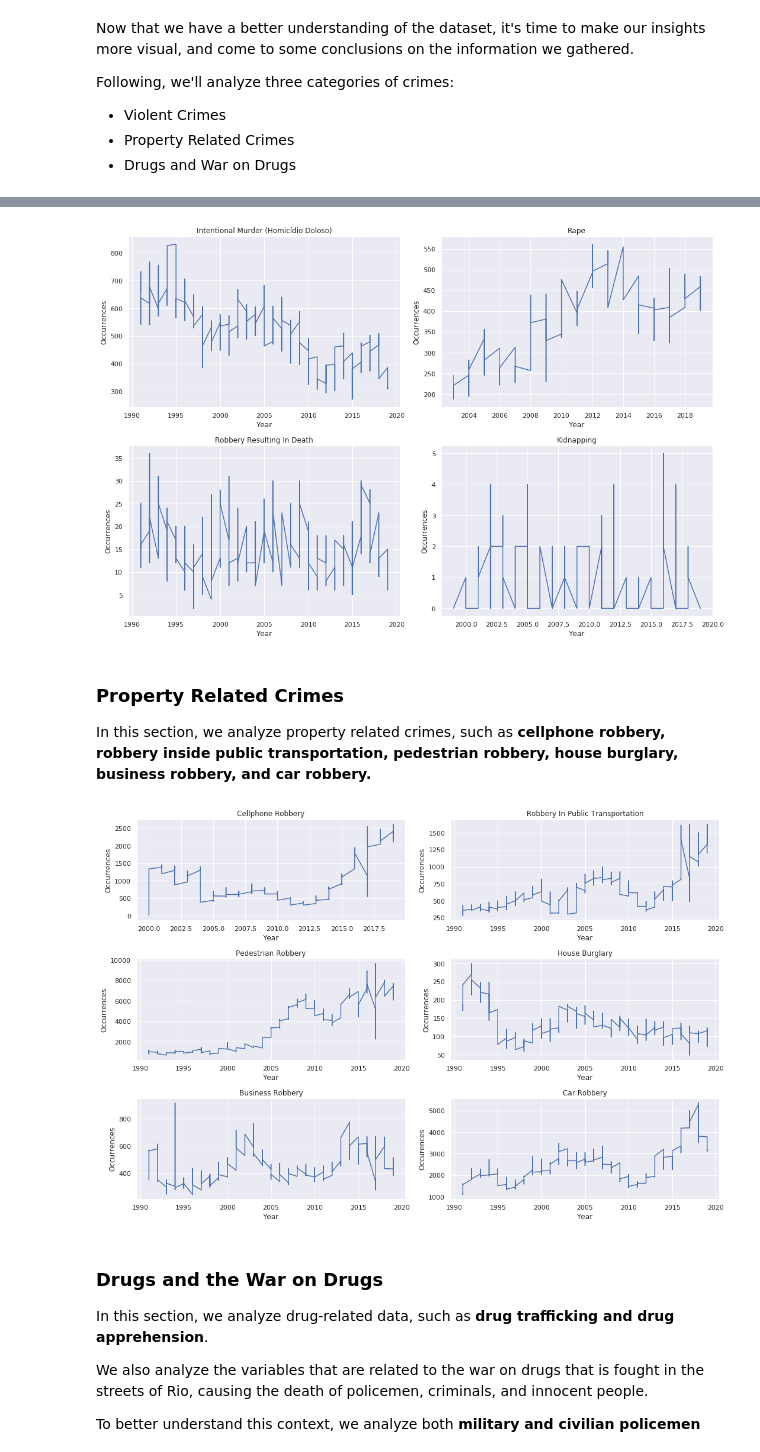
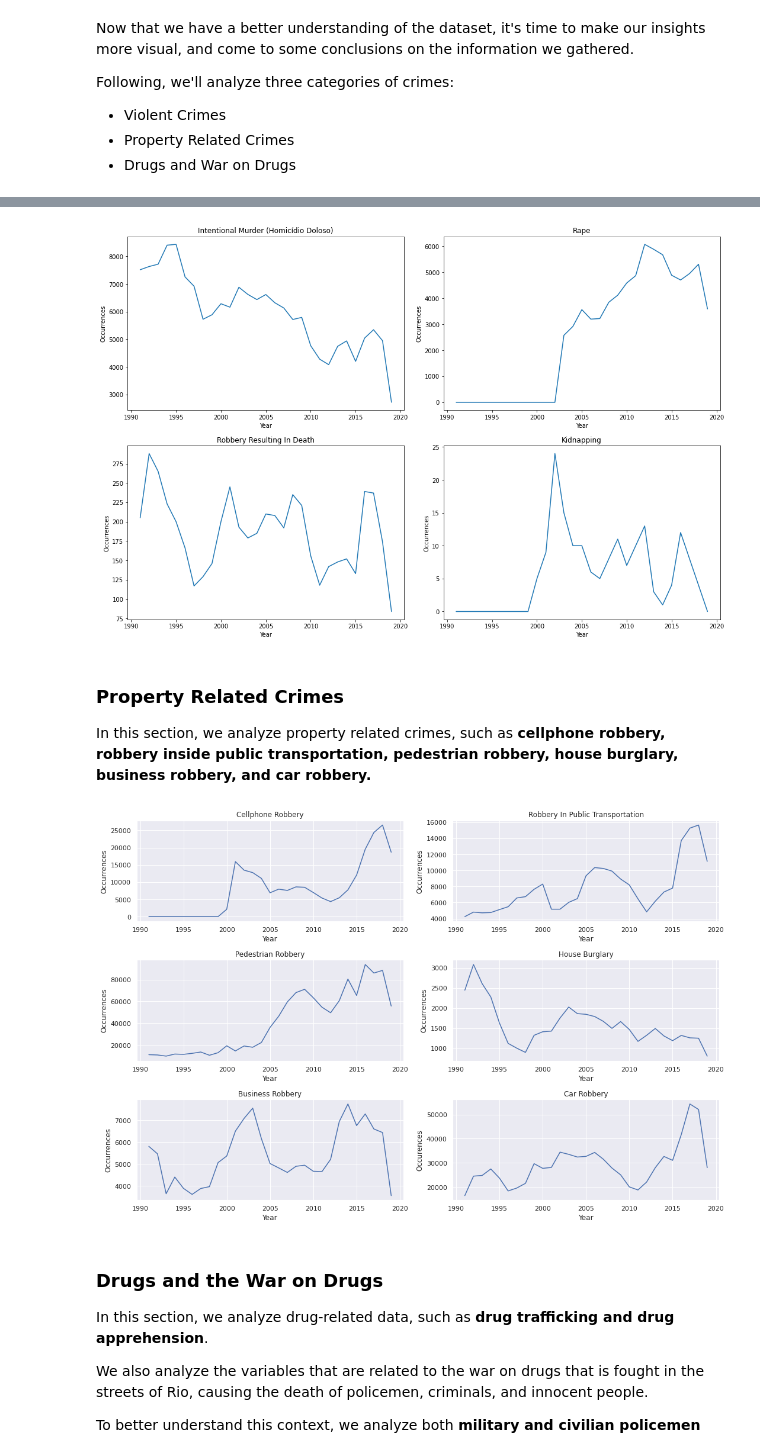
Before and after one commit to rafaelnduarte/Analysis_of_Violence_in_Rio_de_Janeiro, a Jupyter notebook: Analysis_of_violence_in_Rio_De_Janeiro.ipynb, the cells around one changed output, grey strips where cells are left out. Drawn from its saved outputs; the diff is of its cells as text; code cells hidden in the pictures.

```diff
--- a/Analysis_of_violence_in_Rio_De_Janeiro.ipynb
+++ b/Analysis_of_violence_in_Rio_De_Janeiro.ipynb
@@ -318,0 +321,6 @@ Keep in mind that the descriptions of this crimes are specific to the Brazilian
+# %%
+# visualizing data by year
+df_vis = df.groupby('vano').sum()
+
+# checking the dataset
+df_vis.head()
@@ -319,35 +335,35 @@ Keep in mind that the descriptions of this crimes are specific to the Brazilian
 # %%
 #@title Visualization
 # plotting the graphs
 fig, ax = plt.subplots(nrows=2, ncols=2, figsize=(15,10))
-sns.set()
+
 # graph 1
-ax[0,0].plot(df.vano, df.hom_doloso)
+ax[0,0].plot(df_vis.index, df_vis.hom_doloso)
 ax[0,0].set_title("Intentional Murder (Homicídio Doloso)")
 ax[0,0].set_xlabel("Year")
 ax[0,0].set_ylabel("Occurrences")
 
 # graph 2
-ax[0,1].plot(df.vano, df.estupro)
+ax[0,1].plot(df_vis.index, df_vis.estupro)
 ax[0,1].set_title("Rape")
 ax[0,1].set_xlabel("Year")
 ax[0,1].set_ylabel("Occurrences")
 
 # graph 3
-ax[1,0].plot(df.vano, df.latrocinio)
+ax[1,0].plot(df_vis.index, df_vis.latrocinio)
 ax[1,0].set_title("Robbery Resulting In Death")
 ax[1,0].set_xlabel("Year")
 ax[1,0].set_ylabel("Occurrences")
 
 # graph 4
-ax[1,1].plot(df.vano, df.sequestro)
+ax[1,1].plot(df_vis.index, df_vis.sequestro)
 ax[1,1].set_title("Kidnapping")
 ax[1,1].set_xlabel("Year")
 ax[1,1].set_ylabel("Occurrences")
 
 fig.tight_layout();
 # %% [output]
-[figure, old version]
+[figure, new version]
 # %% [markdown]
 ### Property Related Crimes
 
@@ -356,39 +372,39 @@ In this section, we analyze property related crimes, such as **cellphone robbery
 #@title Visualization
 # plotting the graphs
 fig, ax = plt.subplots(nrows=3, ncols=2, figsize=(15,10))
-sns.set()
+
 # graph 1
-ax[0,0].plot(df.vano, df.roubo_celular)
+ax[0,0].plot(df_vis.index, df_vis.roubo_celular)
 ax[0,0].set_title("Cellphone Robbery")
 ax[0,0].set_xlabel("Year")
 ax[0,0].set_ylabel("Occurrences")
 
 # graph 2
-ax[0,1].plot(df.vano, df.roubo_em_coletivo)
+ax[0,1].plot(df_vis.index, df_vis.roubo_em_coletivo)
 ax[0,1].set_title("Robbery In Public Transportation")
 ax[0,1].set_xlabel("Year")
 ax[0,1].set_ylabel("Occurrences")
 
 # graph 3
-ax[1,0].plot(df.vano, df.roubo_transeunte)
+ax[1,0].plot(df_vis.index, df_vis.roubo_transeunte)
 ax[1,0].set_title("Pedestrian Robbery")
 ax[1,0].set_xlabel("Year")
 ax[1,0].set_ylabel("Occurrences")
 
 # graph 4
-ax[1,1].plot(df.vano, df.roubo_residencia)
+ax[1,1].plot(df_vis.index, df_vis.roubo_residencia)
 ax[1,1].set_title("House Burglary")
 ax[1,1].set_xlabel("Year")
 ax[1,1].set_ylabel("Occurrences")
 
 # graph 5
-ax[2,0].plot(df.vano, df.roubo_comercio)
+ax[2,0].plot(df_vis.index, df_vis.roubo_comercio)
 ax[2,0].set_title("Business Robbery")
 ax[2,0].set_xlabel("Year")
 ax[2,0].set_ylabel("Occurrences")
 
 # graph 6
-ax[2,1].plot(df.vano, df.roubo_veiculo)
+ax[2,1].plot(df_vis.index, df_vis.roubo_veiculo)
 ax[2,1].set_title("Car Robbery")
 ax[2,1].set_xlabel("Year")
 ax[2,1].set_ylabel("Occurences")
@@ -396,7 +412,7 @@ ax[2,1].set_ylabel("Occurences")
 
 fig.tight_layout();
 # %% [output]
-[figure, old version]
+[figure, new version]
 # %% [markdown]
 ### Drugs and the War on Drugs
 
```
Also changed, not shown: parts of 4 cells of this notebook.
